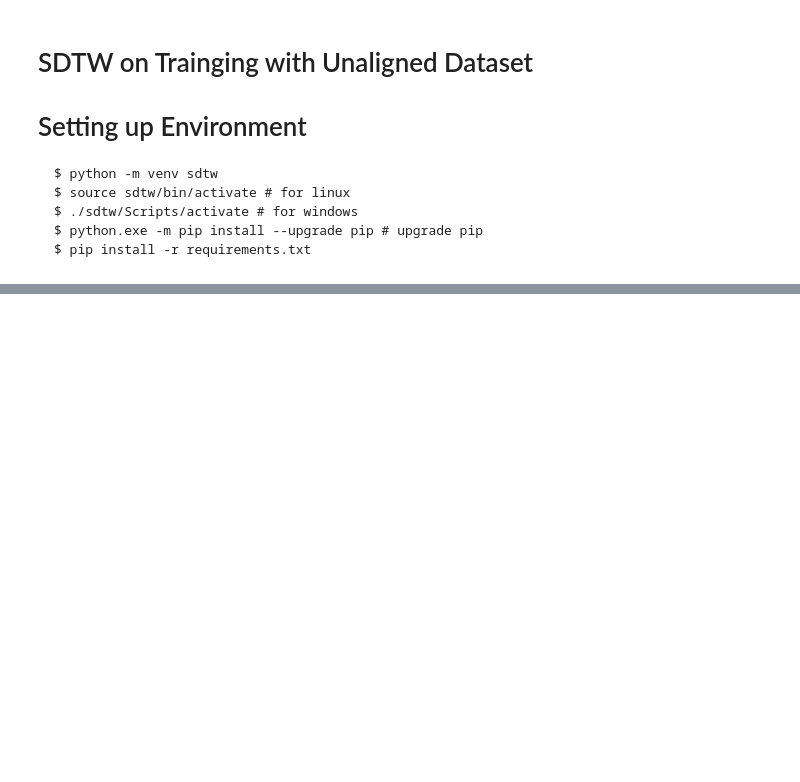
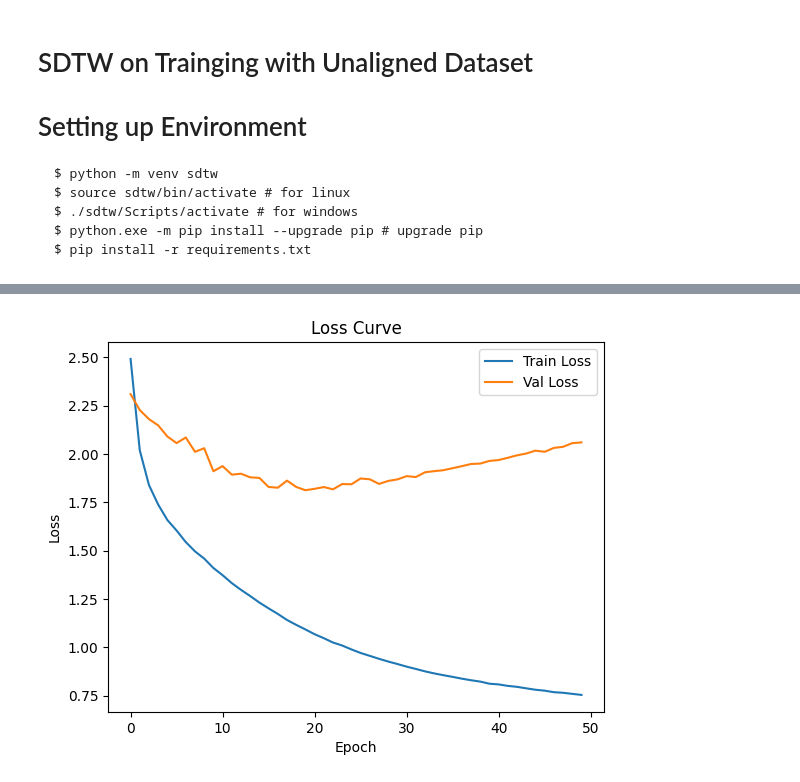
Before and after one commit to Kiro-V/mir-sdtw, a Jupyter notebook: src/main.ipynb, the cells around one changed output, grey strips where cells are left out. Cells and saved outputs as stored; diff of their text form; code cells hidden in the pictures; blank space fills up the shorter version.

```diff
--- a/src/main.ipynb
+++ b/src/main.ipynb
@@ -78,0 +276,17 @@ criterion = SoftDTW(use_cuda=False, gamma=1.0, dist_func=None, normalize=normali
+# %%
+if optimization_mode == 0:
+    parameters_to_optimize = model.parameters()
+
+elif optimization_mode == 1:
+    parameters_to_optimize = []
+
+    for name, param in model.named_parameters():
+        if not name in frozen_parameters:
+            parameters_to_optimize.append(param)
+
+elif optimization_mode == 2:
+    parameters_to_optimize = []
+
+    for name, param in model.named_parameters():
+        if name in trained_parameters:
+            parameters_to_optimize.append(param)
@@ -78,0 +295,19 @@ criterion = SoftDTW(use_cuda=False, gamma=1.0, dist_func=None, normalize=normali
+# %%
+optim_params = {'lr': 0.01, 'betas': (0.9, 0.999)}
+optimizer = torch.optim.Adam(parameters_to_optimize, **optim_params)
+# %%
+training_params = {'device': 'cpu', 'max_epochs': 50}
+# training_params = {'device': 'cuda:0', 'max_epochs': 25}
+
+# weights for fighting class imbalance major / minor in training dataset
+weight = torch.cat((torch.ones(12), torch.ones(12)))
+# weight = torch.cat((torch.ones(12), 19*torch.ones(12)))
+
+crit = torch.nn.NLLLoss(weight=weight, reduction='mean').to(training_params['device'])  # Categorical CE without log
+# %%
+normalize = False
+sharp = False
+sharp_weight_by_avg_alignment_sum = False
+
+
+crit = SoftDTW(use_cuda=False, gamma=1.0, dist_func=None, normalize=normalize)
@@ -78,0 +395,11 @@ criterion = SoftDTW(use_cuda=False, gamma=1.0, dist_func=None, normalize=normali
+# %%
+if len(train_losses) > 1:
+    plt.plot(train_losses, label='Train Loss')
+    plt.plot(val_losses, label='Val Loss')
+    plt.xlabel('Epoch')
+    plt.ylabel('Loss')
+    plt.title('Loss Curve')
+    plt.legend()
+    plt.show()
+# %% [output]
+[figure, added]
```
Also changed, not shown: parts of 20 cells of this notebook, 18 other files.
